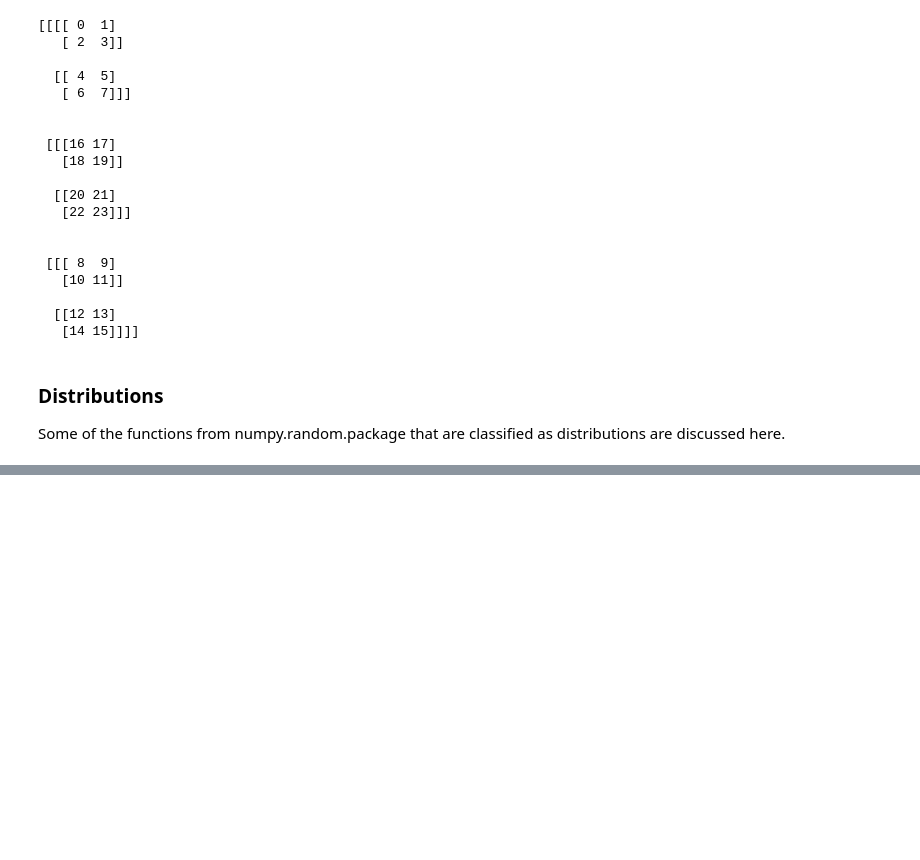
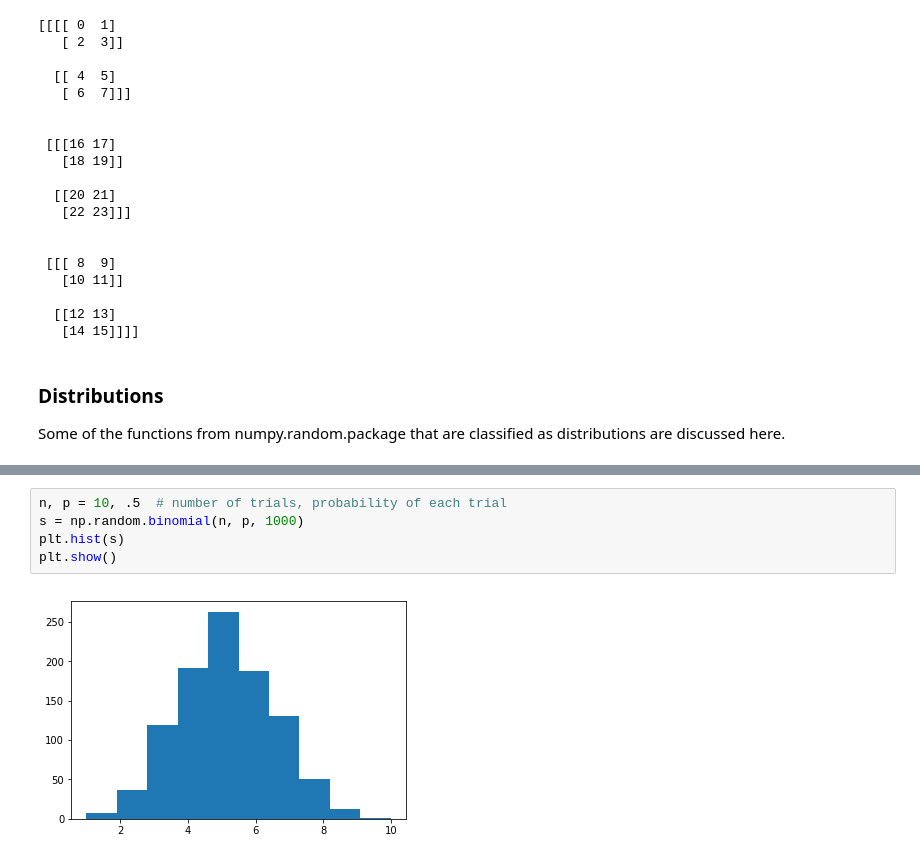
Before and after one commit to shammas012/NumpyRandom, a Jupyter notebook: NumpyRandomPackage.ipynb, the cells around one changed output, grey strips where cells are left out. Saved outputs shown, nothing was run; the diff lists cells and outputs as text; blank space fills up the shorter version.

Commit message:
binomial distribution added

```diff
--- a/NumpyRandomPackage.ipynb
+++ b/NumpyRandomPackage.ipynb
@@ -234,0 +238,7 @@ Some of the functions from numpy.random.package that are classified as distribut
+# %%
+n, p = 10, .5  # number of trials, probability of each trial
+s = np.random.binomial(n, p, 1000)
+plt.hist(s)
+plt.show()
+# %% [output]
+[figure, added]
```
Also changed, not shown: parts of 7 cells of this notebook.
